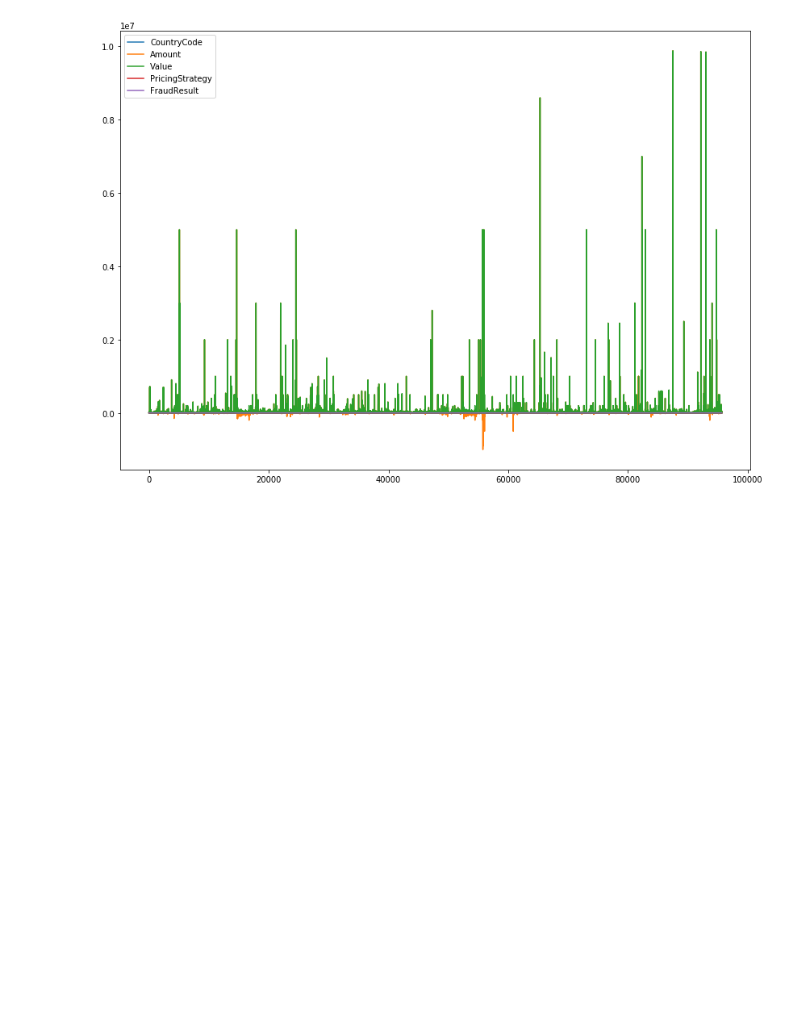
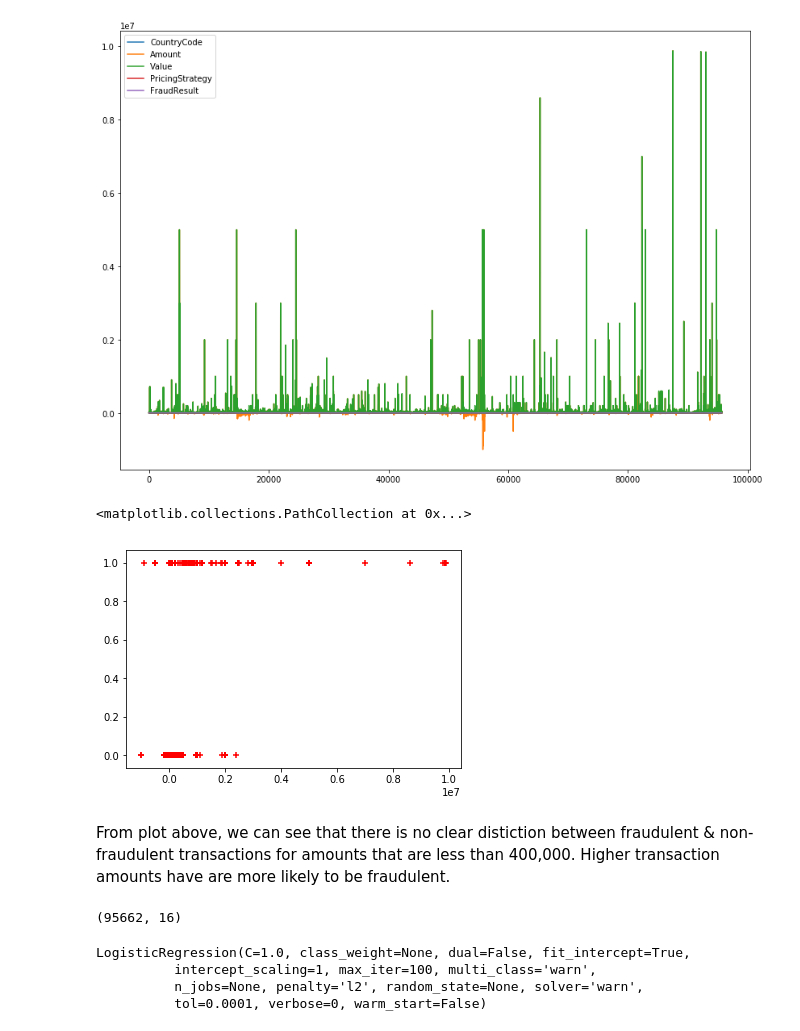
Before and after one commit to wkirui/sturdy-xente, a Jupyter notebook: Xente Fraud Detection Model.ipynb, the cells around one changed output. Drawn from its saved outputs; the diff is of its cells as text; code cells hidden in the pictures; blank space fills up the shorter version.

Commit message:
Simple Logistic Regression Model

```diff
--- a/Xente Fraud Detection Model.ipynb
+++ b/Xente Fraud Detection Model.ipynb
@@ -53,3 +55,17 @@ training_data.plot(figsize=(14,10))
 # %% [output]
 <matplotlib.axes._subplots.AxesSubplot at 0x...>
 [figure]
+# %%
+#plot the distribution of transaction amount &
+#whether the transaction is fraudulent or not
+plt.scatter(training_data.Amount,training_data.FraudResult,marker="+",color="red")
+# %% [output]
+<matplotlib.collections.PathCollection at 0x...>
+[figure, added]
+# %% [markdown]
+From plot above, we can see that there is no clear distiction between fraudulent & non-fraudulent transactions
+for amounts that are less than 400,000. Higher transaction amounts have are more likely to be fraudulent.
+# %%
+training_data.shape
+# %% [output]
+(95662, 16)
@@ -55,0 +83,11 @@ training_data.plot(figsize=(14,10))
+# %%
+#train the model
+#reshape the data
+#X_train = X_train.values.reshape(1,-1)
+#y_train = y_train.values.reshape(1,-1)
+model.fit(X_train,y_train)
+# %% [output]
+LogisticRegression(C=1.0, class_weight=None, dual=False, fit_intercept=True,
+          intercept_scaling=1, max_iter=100, multi_class='warn',
+          n_jobs=None, penalty='l2', random_state=None, solver='warn',
+          tol=0.0001, verbose=0, warm_start=False)
```
Also changed, not shown: parts of 7 cells of this notebook.
